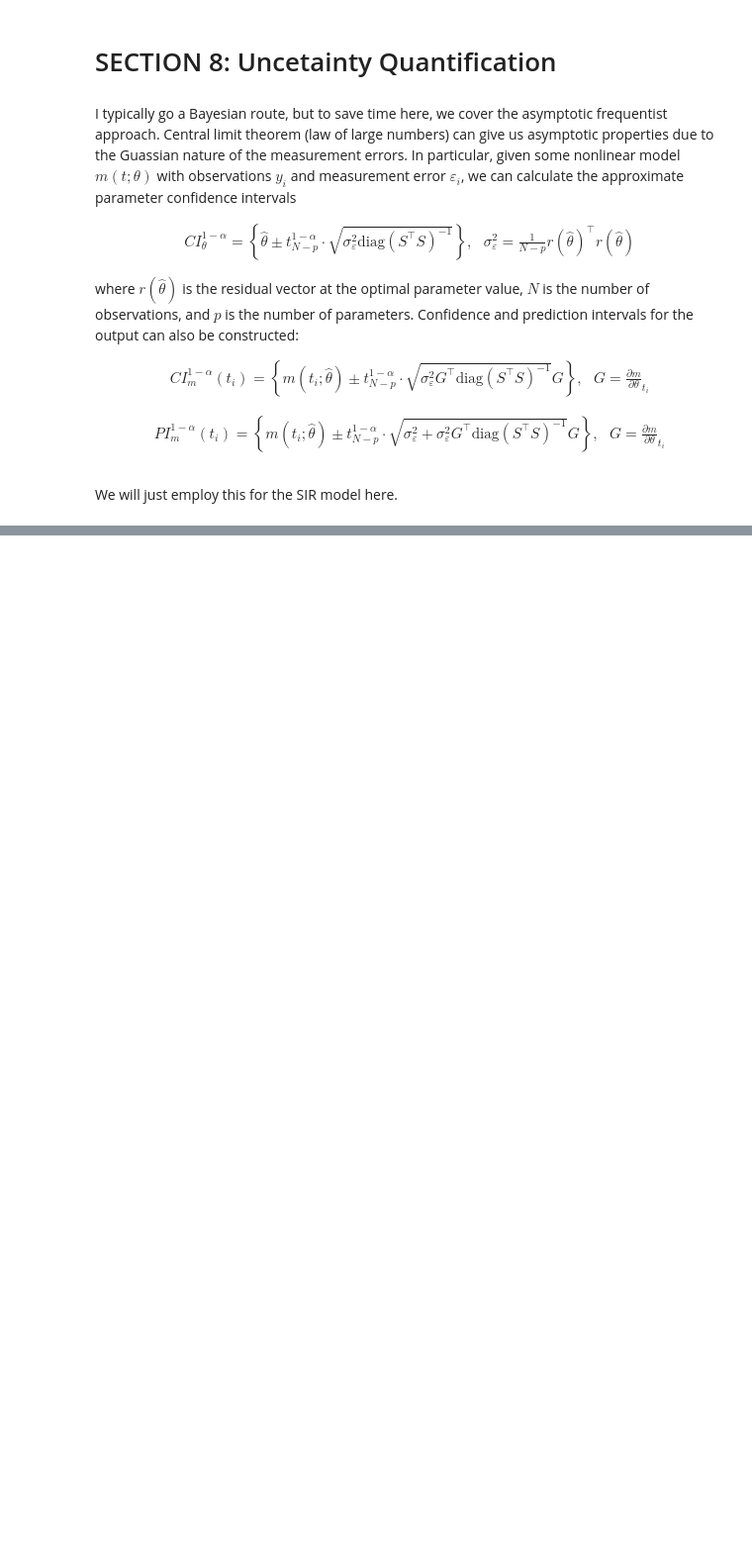
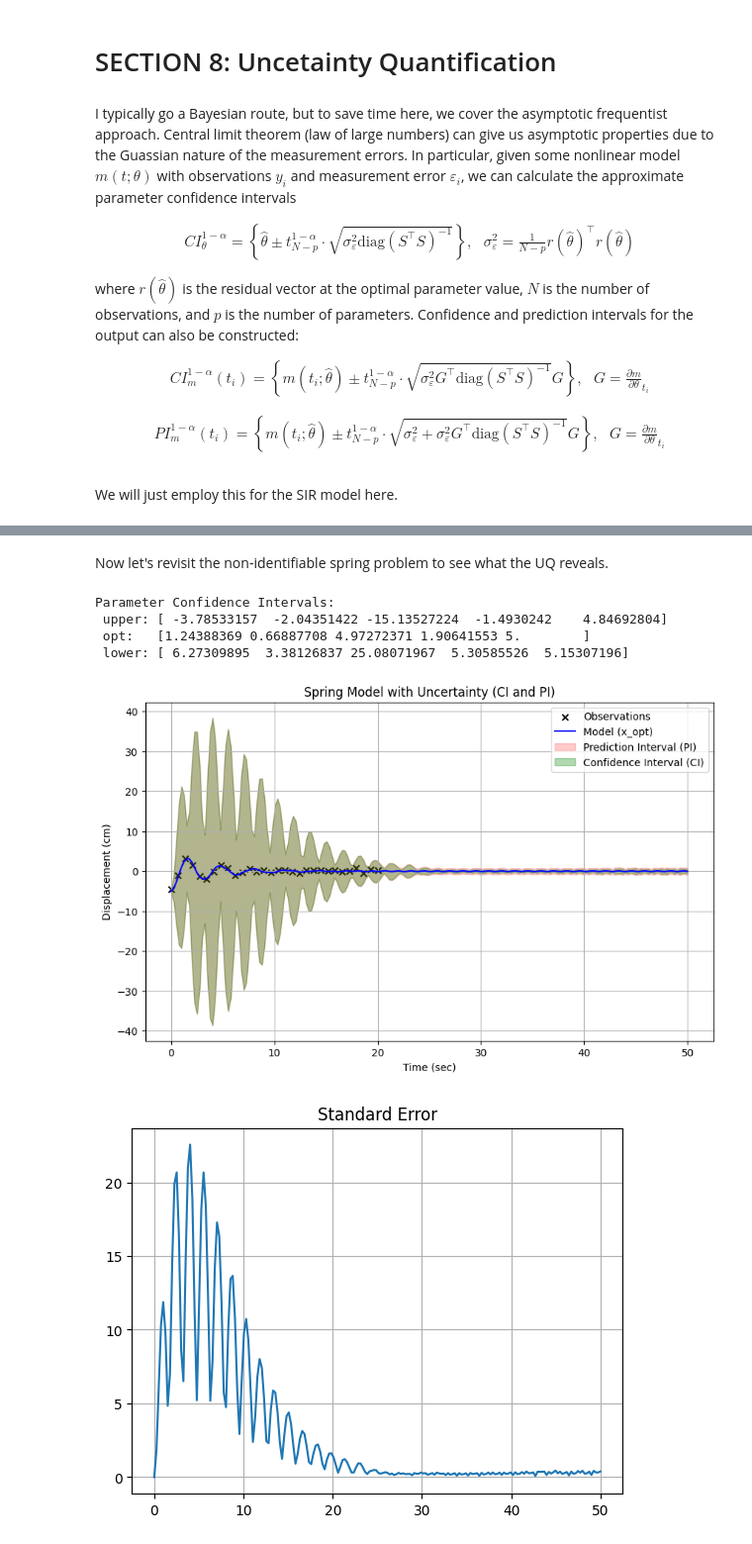
Before and after one commit to mjcolebank/IPUQDT_Seminar_USC, a Jupyter notebook: InvProb_UQ_Intro.ipynb, the cells around one changed output, grey strips where cells are left out. Shown at 99% size. Cells and saved outputs as stored; diff of their text form; code cells hidden in the pictures; blank space fills up the shorter version.

Commit message:
Added Spring problem UQ

```diff
--- a/InvProb_UQ_Intro.ipynb
+++ b/InvProb_UQ_Intro.ipynb
@@ -732,0 +769,29 @@ plt.show()
+# %% [markdown]
+Now let's revisit the non-identifiable spring problem to see what the UQ reveals.
+# %%
+
+def displacement_call(q):
+    spring_sol = odeint(ODE_spring, IC_spring, tdata_spring, args=(q,))
+    x,v = spring_sol.T
+    return x
+
+# First get optimal solution again
+spring_x0 = np.array((2.5,0.3,2.0,1.5,5.0))
+result = least_squares(fun=spring_OLS,x0=spring_x0,bounds=(0.1,5.0))
+opt_spring_param = result.x
+
+tval = stats.t.ppf(0.95,len(tdata_spring)-5)
+S_spring_opt = cent_diff(q=opt_spring_param,f=displacement_call,h=1e-6)
+F_opt_spring = np.matmul(S_spring_opt.T,S_spring_opt)
+residual_opt_spring = spring_OLS(opt_spring_param)
+sigma2_opt_spring = np.matmul(residual_opt_spring.T,residual_opt_spring)/(len(tdata_spring)-5)
+
+# parameter confidence intervals
+CI_plus = opt_spring_param + tval*np.sqrt(sigma2_opt_spring*np.diag(np.linalg.inv(F_opt_spring)))
+CI_minus = opt_spring_param - tval*np.sqrt(sigma2_opt_spring*np.diag(np.linalg.inv(F_opt_spring)))
+print(f'Parameter Confidence Intervals:\n upper: {CI_minus} \n opt:   {opt_spring_param} \n lower: {CI_plus}')
+# %% [output]
+Parameter Confidence Intervals:
+ upper: [ -3.78533157  -2.04351422 -15.13527224  -1.4930242    4.84692804]
+ opt:   [1.24388369 0.66887708 4.97272371 1.90641553 5.        ]
+ lower: [ 6.27309895  3.38126837 25.08071967  5.30585526  5.15307196]
@@ -732,0 +824,26 @@ plt.show()
+# %%
+plt.figure(figsize=(10, 6))
+plt.scatter(tdata_spring, xdata, marker='x', color='black', label='Observations')
+plt.plot(tforecast_spring, x_forecast, label='Model (x_opt)', color='blue')
+
+# Shade Prediction Interval (PI) - wider band
+plt.fill_between(tforecast_spring, Y_PI_minus.flatten(), Y_PI_plus.flatten(), color='red', alpha=0.2, label='Prediction Interval (PI)')
+
+# Shade Confidence Interval (CI) - narrower band
+plt.fill_between(tforecast_spring, Y_CI_minus.flatten(), Y_CI_plus.flatten(), color='green', alpha=0.3, label='Confidence Interval (CI)')
+
+plt.xlabel('Time (sec)')
+plt.ylabel('Displacement (cm)')
+plt.title('Spring Model with Uncertainty (CI and PI)')
+plt.legend()
+plt.grid(True)
+plt.show()
+
+plt.figure()
+plt.plot(tforecast_spring,Y_SE)
+plt.title('Standard Error')
+plt.grid(True)
+plt.show()
+# %% [output]
+[figure, added]
+[figure, added]
```
Also changed, not shown: parts of 17 cells of this notebook.
